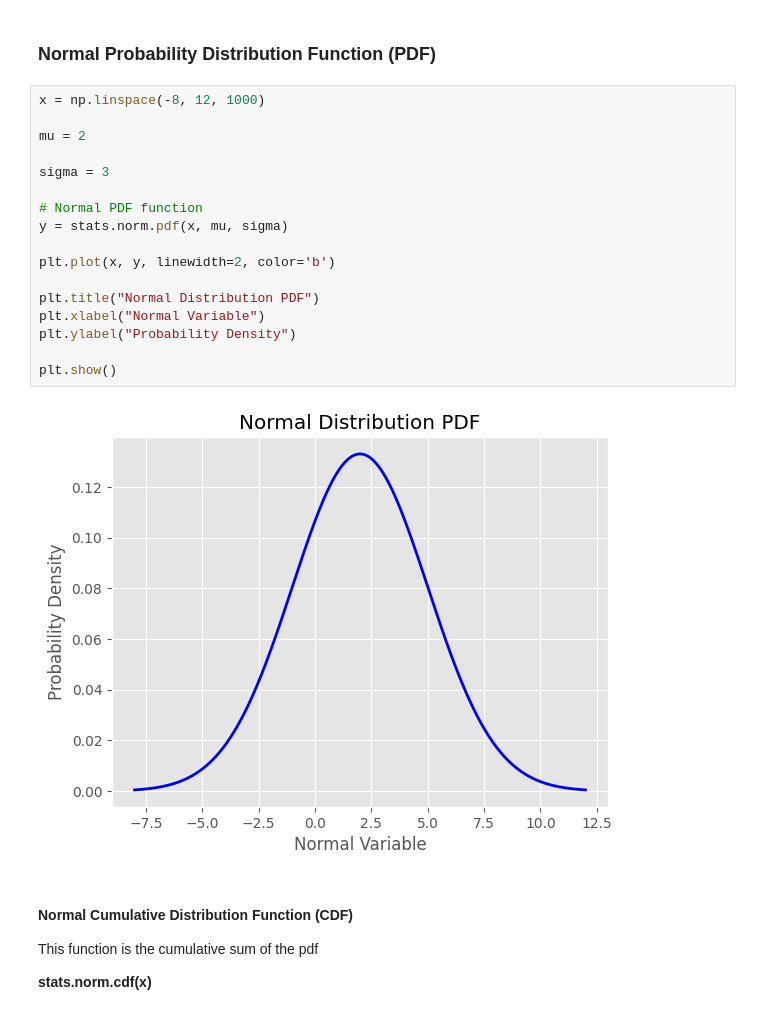
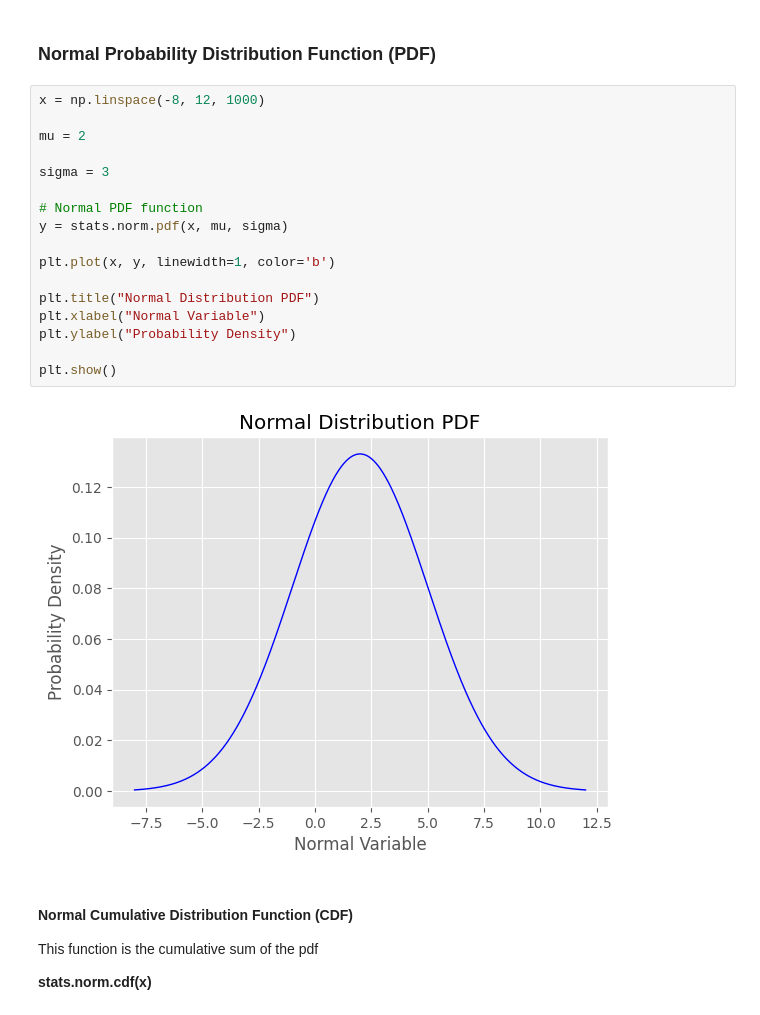
Before and after one commit to samtaba/Statistics, a Jupyter notebook: Statistics.ipynb, the cells around one changed output. Cells and saved outputs as stored; diff of their text form.

```diff
--- a/Statistics.ipynb
+++ b/Statistics.ipynb
@@ -137,22 +140,22 @@ Text(0, 0.5, 'Probability Density')
 # %%
 x = np.linspace(-8, 12, 1000)
 
 mu = 2
 
 sigma = 3
 
 # Normal PDF function
 y = stats.norm.pdf(x, mu, sigma)
 
-plt.plot(x, y, linewidth=2, color='b')
+plt.plot(x, y, linewidth=1, color='b')
 
 plt.title("Normal Distribution PDF")
 plt.xlabel("Normal Variable")
 plt.ylabel("Probability Density")
 
 plt.show()
 # %% [output]
-[figure, old version]
+[figure, new version]
 # %% [markdown]
 #### Normal Cumulative Distribution Function (CDF)
 
```
Also changed, not shown: parts of 2 cells of this notebook.
